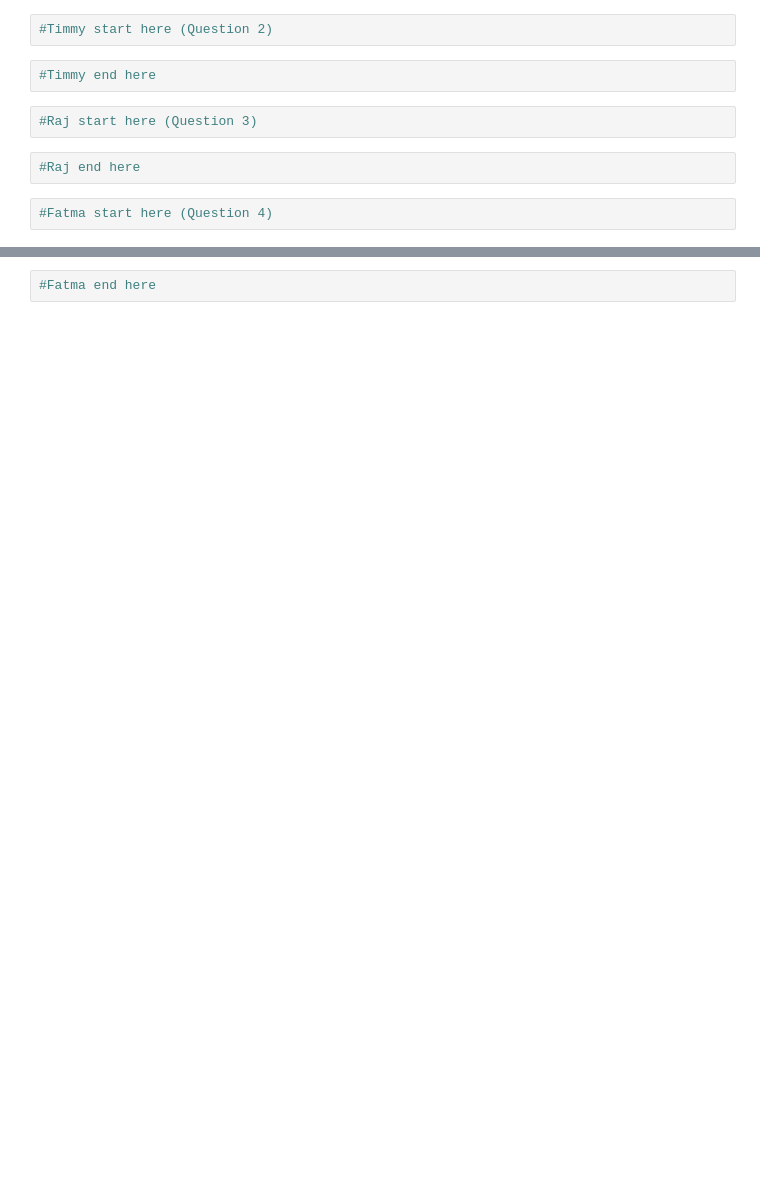
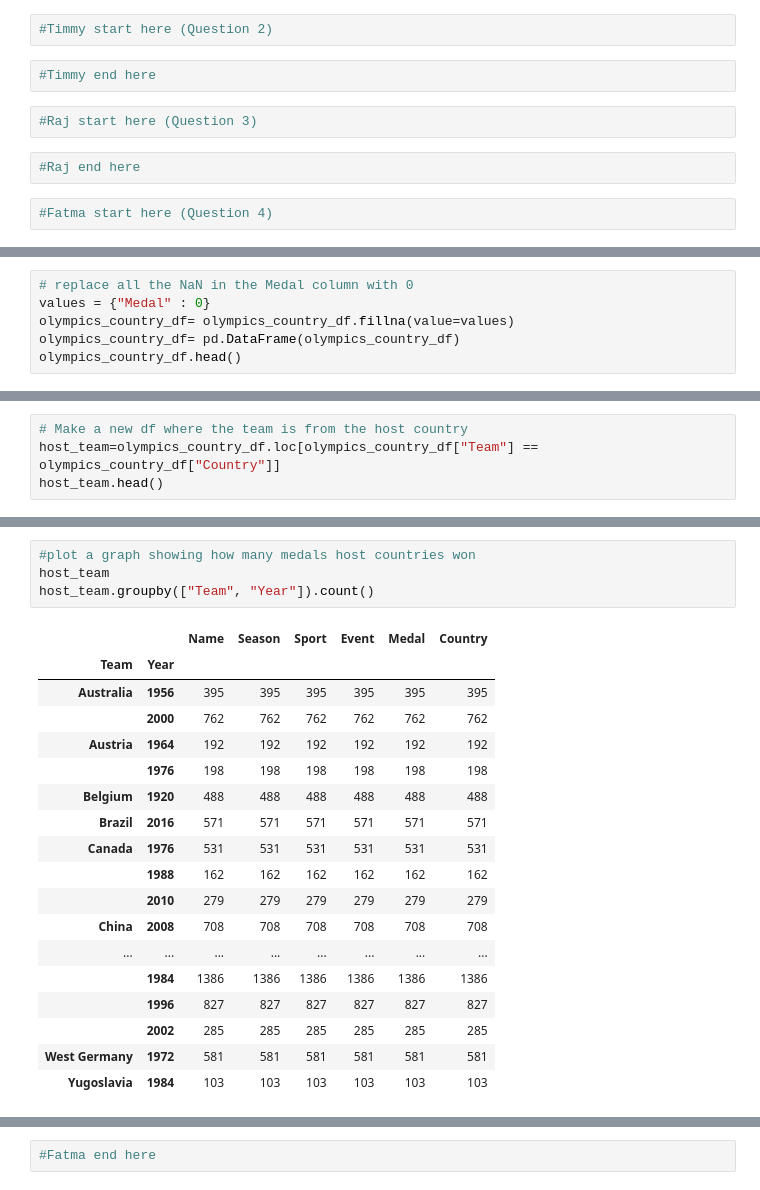
Before and after one commit to gjumaan/olympics-tourism-trends, a Jupyter notebook: data_cleanup.ipynb, the cells around one changed output, grey strips where cells are left out. Cells and saved outputs as stored; diff of their text form; blank space fills up the shorter version.

```diff
--- a/data_cleanup.ipynb
+++ b/data_cleanup.ipynb
@@ -79,0 +93,6 @@ olympics_country_df.groupby(["Country", "Year","Season", "Team"]).count()
+# %%
+# replace all the NaN in the Medal column with 0
+values = {"Medal" : 0}
+olympics_country_df= olympics_country_df.fillna(value=values)
+olympics_country_df= pd.DataFrame(olympics_country_df)
+olympics_country_df.head()
@@ -79,0 +106,4 @@ olympics_country_df.groupby(["Country", "Year","Season", "Team"]).count()
+# %%
+# Make a new df where the team is from the host country
+host_team=olympics_country_df.loc[olympics_country_df["Team"] == olympics_country_df["Country"]]
+host_team.head()
@@ -79,0 +117,23 @@ olympics_country_df.groupby(["Country", "Year","Season", "Team"]).count()
+# %%
+#plot a graph showing how many medals host countries won
+host_team
+host_team.groupby(["Team", "Year"]).count()
+# %% [output]
+|  |  | Name | Season | Sport | Event | Medal | Country |
+| Team | Year |  |  |  |  |  |  |
+| Australia | 1956 | 395 | 395 | 395 | 395 | 395 | 395 |
+|  | 2000 | 762 | 762 | 762 | 762 | 762 | 762 |
+| Austria | 1964 | 192 | 192 | 192 | 192 | 192 | 192 |
+|  | 1976 | 198 | 198 | 198 | 198 | 198 | 198 |
+| Belgium | 1920 | 488 | 488 | 488 | 488 | 488 | 488 |
+| Brazil | 2016 | 571 | 571 | 571 | 571 | 571 | 571 |
+| Canada | 1976 | 531 | 531 | 531 | 531 | 531 | 531 |
+|  | 1988 | 162 | 162 | 162 | 162 | 162 | 162 |
+|  | 2010 | 279 | 279 | 279 | 279 | 279 | 279 |
+| China | 2008 | 708 | 708 | 708 | 708 | 708 | 708 |
+| ... | ... | ... | ... | ... | ... | ... | ... |
+|  | 1984 | 1386 | 1386 | 1386 | 1386 | 1386 | 1386 |
+|  | 1996 | 827 | 827 | 827 | 827 | 827 | 827 |
+|  | 2002 | 285 | 285 | 285 | 285 | 285 | 285 |
+| West Germany | 1972 | 581 | 581 | 581 | 581 | 581 | 581 |
+| Yugoslavia | 1984 | 103 | 103 | 103 | 103 | 103 | 103 |
```
Also changed, not shown: parts of 10 cells of this notebook.
